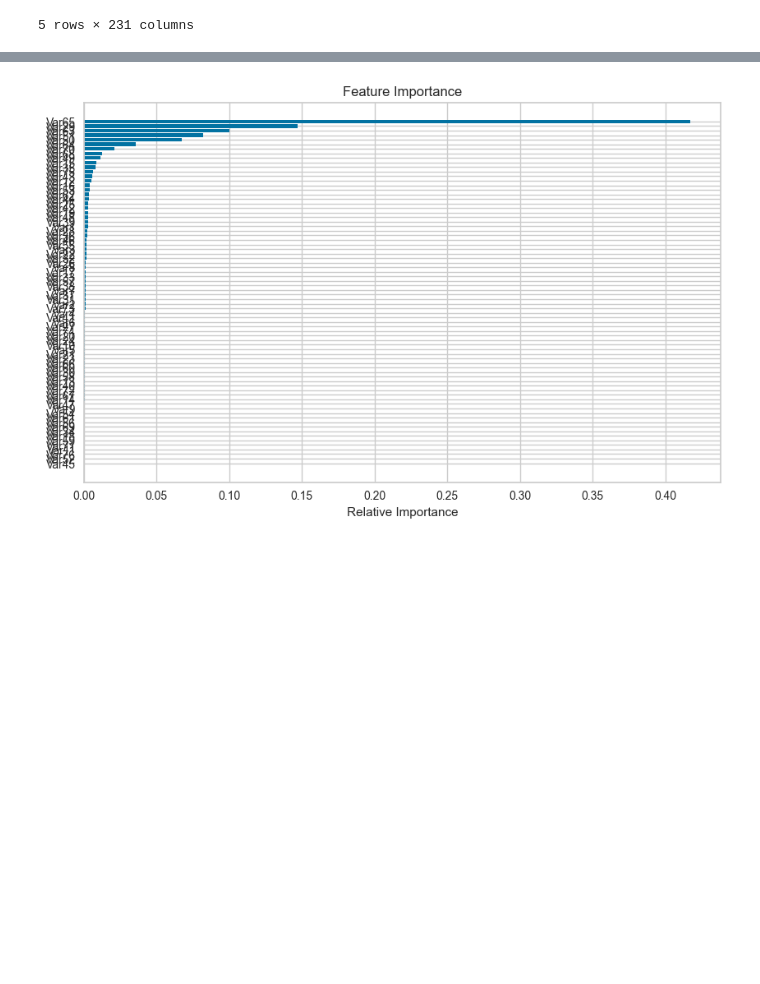
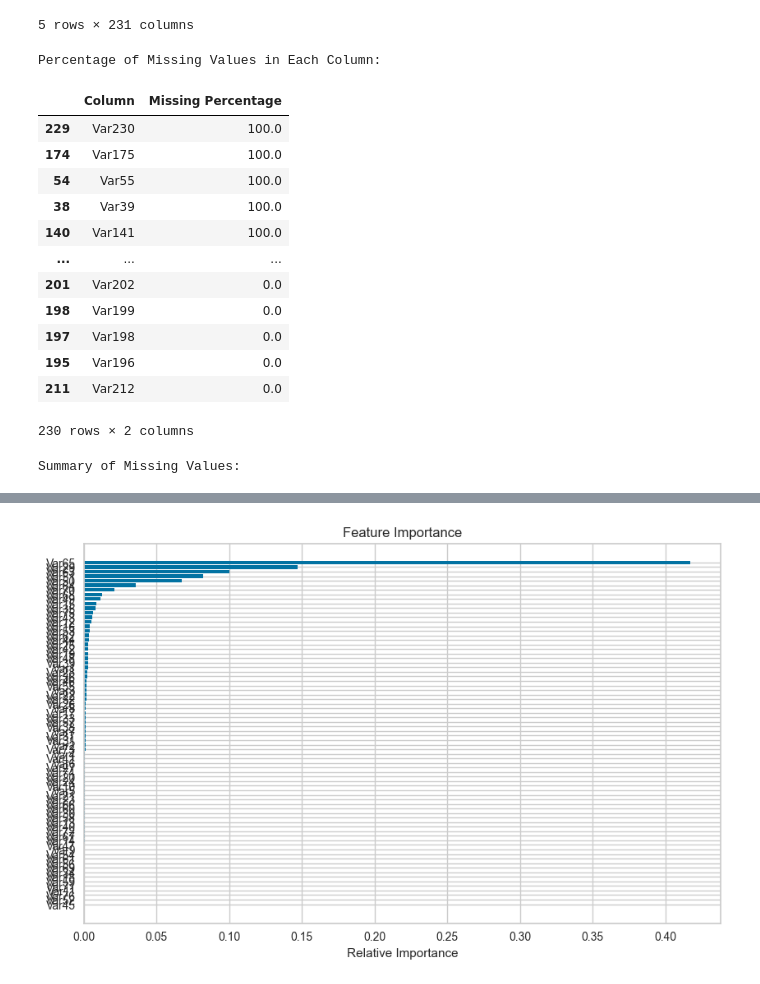
Before and after one commit to DeadNord/customer_churn_classification, a Jupyter notebook: SLChurnClass.ipynb, the cells around one changed output, grey strips where cells are left out. Drawn from its saved outputs; the diff is of its cells as text; code cells hidden in the pictures; blank space fills up the shorter version.

```diff
--- a/SLChurnClass.ipynb
+++ b/SLChurnClass.ipynb
@@ -97,3 +97,21 @@ Sample Data:
 | 3 | NaN | NaN | NaN | NaN | NaN | 168.0 | 0.0 | NaN | NaN | NaN | ... | ... |
 | 4 | NaN | NaN | NaN | NaN | NaN | 14.0 | 0.0 | NaN | NaN | NaN | ... | ... |
 5 rows × 231 columns
+# %%
+eda.missing_values_percentage(target="y")
+# %% [output]
+Percentage of Missing Values in Each Column:
+|  | Column | Missing Percentage |
+| 229 | Var230 | 100.0 |
+| 174 | Var175 | 100.0 |
+| 54 | Var55 | 100.0 |
+| 38 | Var39 | 100.0 |
+| 140 | Var141 | 100.0 |
+| ... | ... | ... |
+| 201 | Var202 | 0.0 |
+| 198 | Var199 | 0.0 |
+| 197 | Var198 | 0.0 |
+| 195 | Var196 | 0.0 |
+| 211 | Var212 | 0.0 |
+230 rows × 2 columns
+Summary of Missing Values:
```
Also changed, not shown: parts of 17 cells of this notebook, 2 other files.
